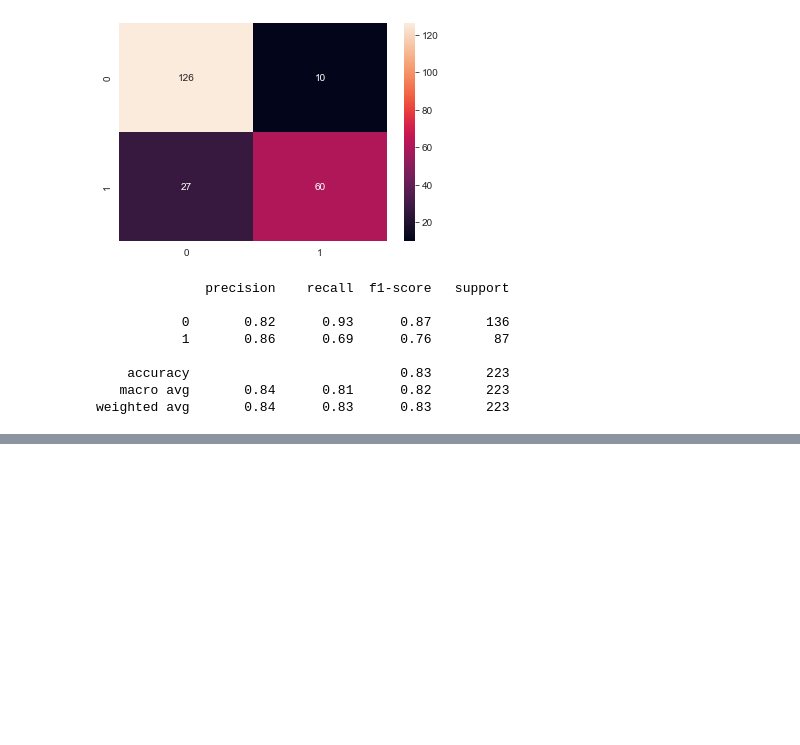
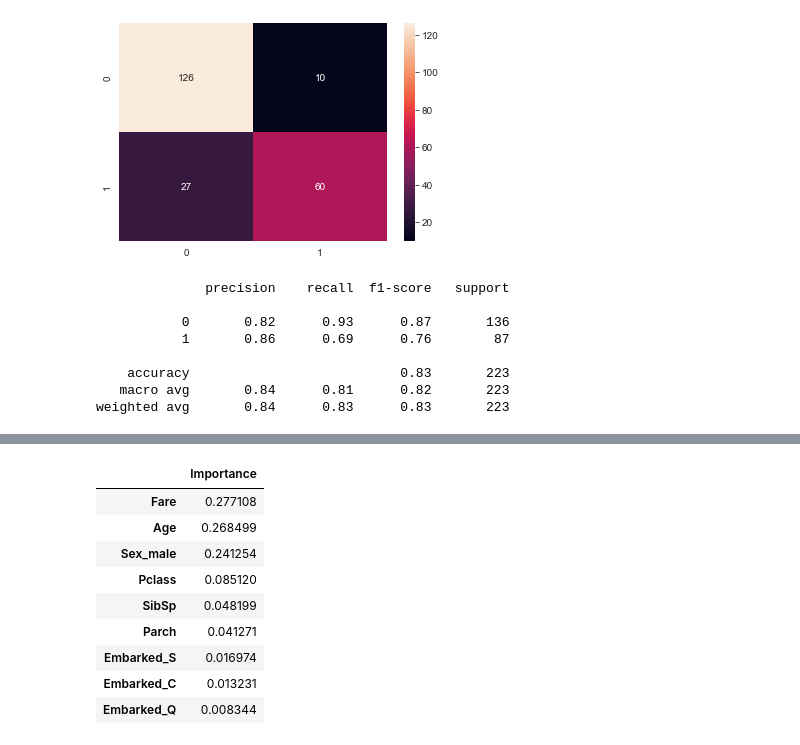
Before and after one commit to AshishLekhyani/Machine-Learning-JECRC, a Jupyter notebook: Day-10 to END/Day-22,23/Day-22(Logistic-Reg).ipynb, the cells around one changed output, grey strips where cells are left out. Drawn from its saved outputs; the diff is of its cells as text; code cells hidden in the pictures; blank space fills up the shorter version.

```diff
--- a/Day-10 to END/Day-22,23/Day-22(Logistic-Reg).ipynb
+++ b/Day-10 to END/Day-22,23/Day-22(Logistic-Reg).ipynb
@@ -496,0 +627,5 @@ weighted avg       0.84      0.83      0.83       223
+# %%
+from sklearn.ensemble import RandomForestClassifier
+
+model_rf = RandomForestClassifier().fit(xtrain, ytrain)
+print(classification_report(ytest, model_rf.predict(xtest)))
@@ -496,0 +641,14 @@ weighted avg       0.84      0.83      0.83       223
+# %%
+pd.DataFrame(model_rf.feature_importances_, index = xtrain.columns, columns=['Importance']).\
+    sort_values(by='Importance', ascending=False)
+# %% [output]
+|  | Importance |
+| Fare | 0.277108 |
+| Age | 0.268499 |
+| Sex_male | 0.241254 |
+| Pclass | 0.085120 |
+| SibSp | 0.048199 |
+| Parch | 0.041271 |
+| Embarked_S | 0.016974 |
+| Embarked_C | 0.013231 |
+| Embarked_Q | 0.008344 |
```
Also changed, not shown: parts of 20 cells of this notebook, 27 other files.
